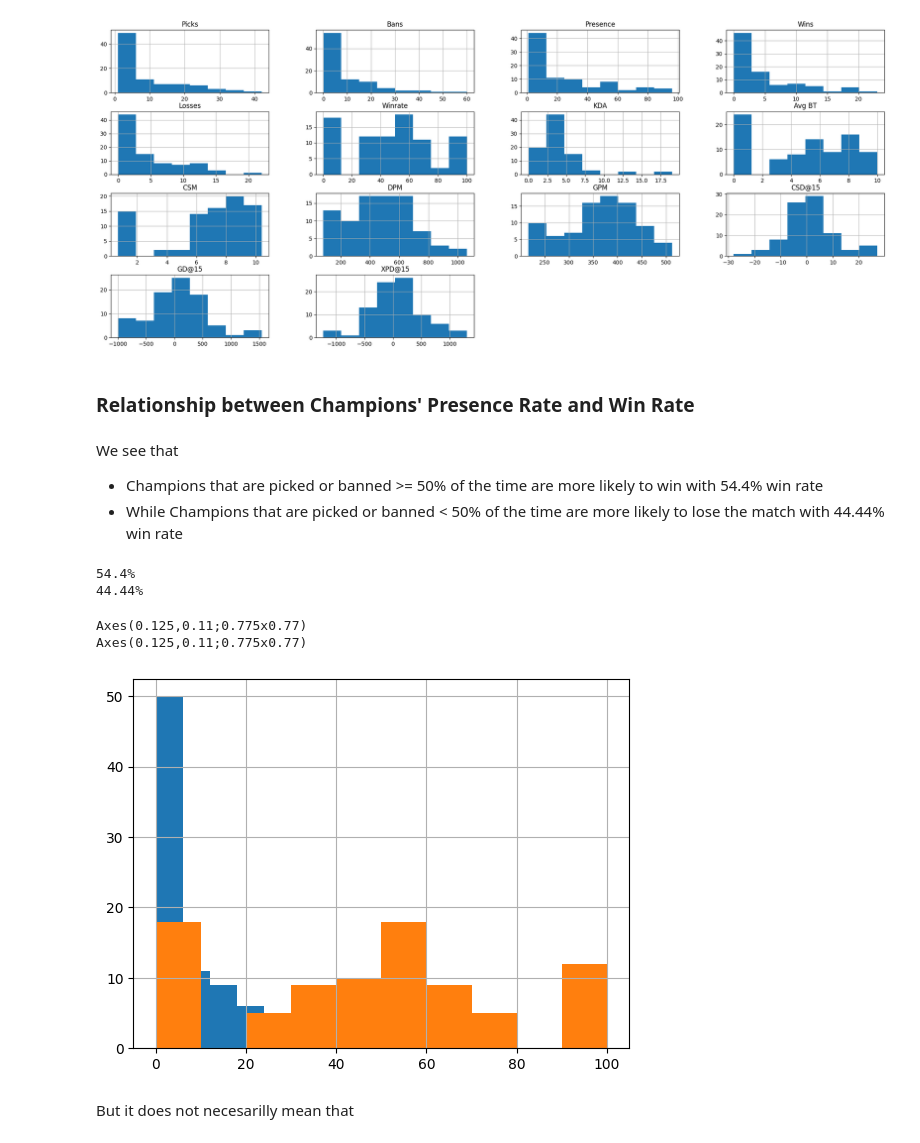
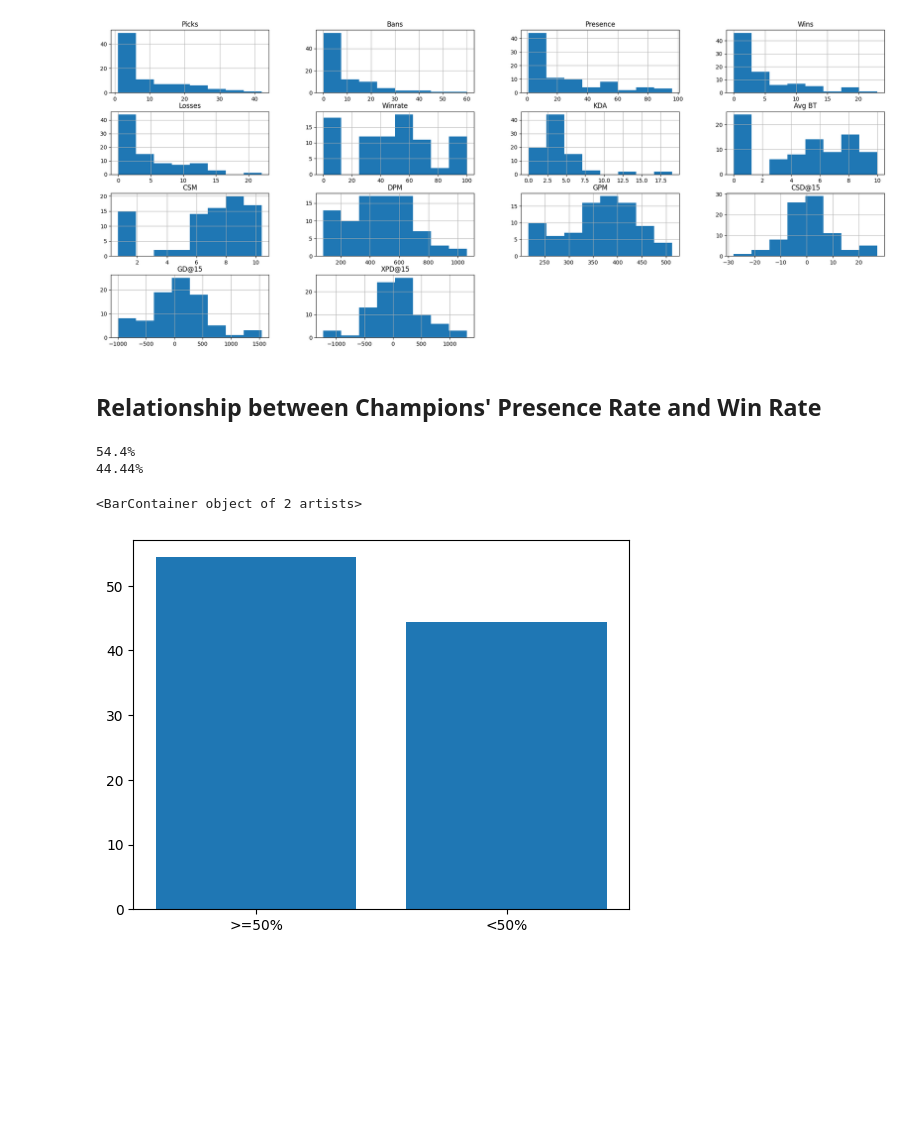
Before and after one commit to jdelreyes/csci-2000u, a Jupyter notebook: main.ipynb, the cells around one changed output. Cells and saved outputs as stored; diff of their text form; code cells hidden in the pictures; blank space fills up the shorter version.

```diff
--- a/main.ipynb
+++ b/main.ipynb
@@ -173,25 +169,15 @@ h=df.hist(bins=8,figsize=(25,10),grid=True)
 # %% [output]
 [figure]
 # %% [markdown]
-### Relationship between Champions' Presence Rate and Win Rate
+## Relationship between Champions' Presence Rate and Win Rate
-# %% [markdown]
-We see that
-
-* Champions that are picked or banned >= 50% of the time are more likely to win with 54.4% win rate
-* While Champions that are picked or banned < 50% of the time are more likely to lose the match with 44.44% win rate
 # %%
 print(f"{round(df[df['Presence']>=50]['Winrate'].mean(),2)}%")
 print(f"{round(df[df['Presence']<50]['Winrate'].mean(),2)}%")
+
+data=[round(df[df['Presence']>=50]['Winrate'].mean(),2),round(df[df['Presence']<50]['Winrate'].mean(),2)]
+plt.bar(x=['>=50%','<50%'],height=data,label='Presence Rate')
 # %% [output]
 54.4%
 44.44%
+<BarContainer object of 2 artists>
+[figure, added]
-# %%
-# TODO
-print(df.sort_values(axis=0,by='Picks',ascending=True)['Bans'].hist())
-print(df.sort_values(axis=0,by='Picks',ascending=True)['Winrate'].hist())
-# %% [output]
-Axes(0.125,0.11;0.775x0.77)
-Axes(0.125,0.11;0.775x0.77)
-[figure, removed]
-# %% [markdown]
-But it does not necesarilly mean that
```
Also changed, not shown: parts of 9 cells of this notebook.
